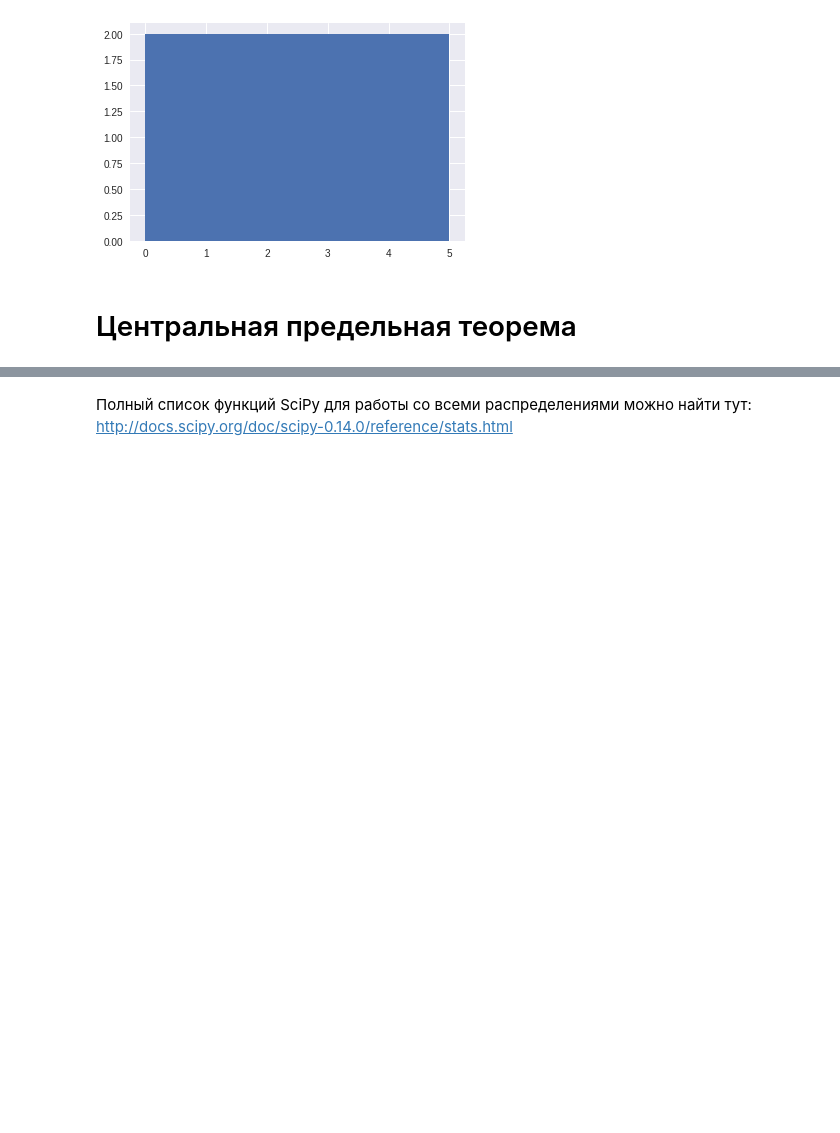
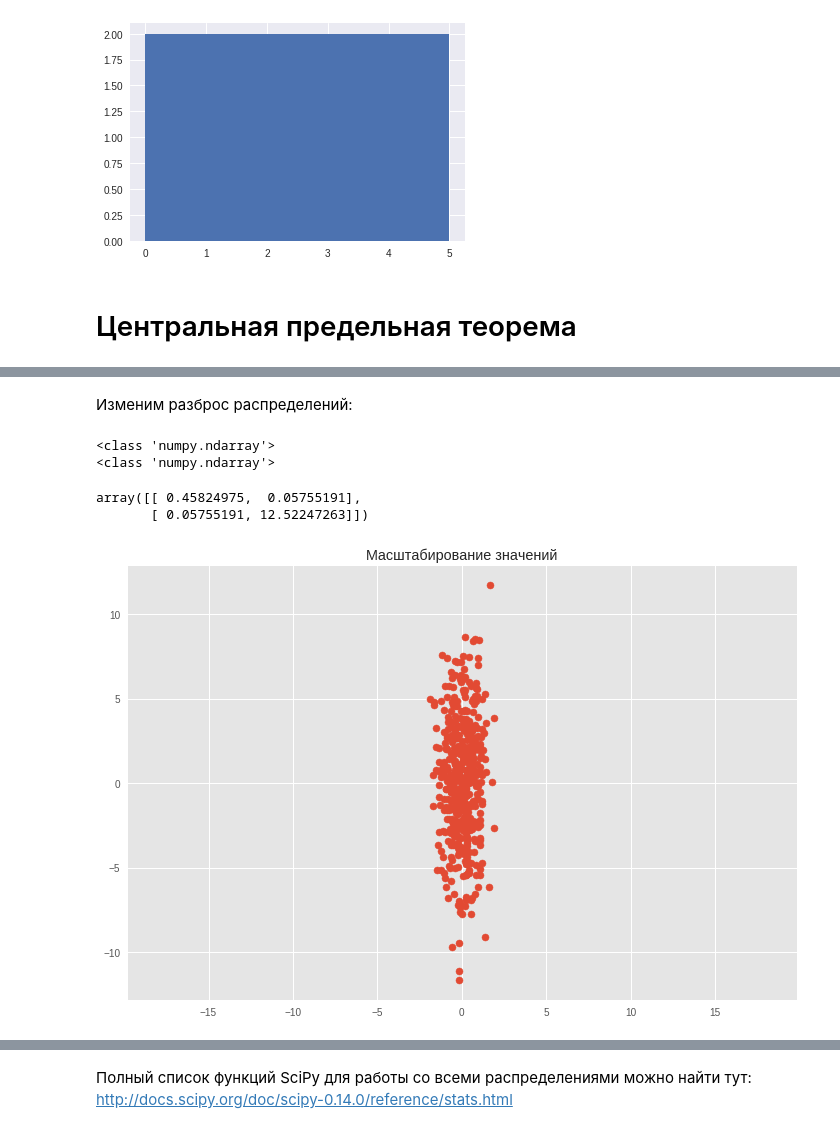
Before and after one commit to yustiks/statistics_in_python, a Jupyter notebook: stochastic_variables.ipynb, the cells around one changed output, grey strips where cells are left out. Saved outputs shown, nothing was run; the diff lists cells and outputs as text; code cells hidden in the pictures; blank space fills up the shorter version.

```diff
--- a/stochastic_variables.ipynb
+++ b/stochastic_variables.ipynb
@@ -188,0 +163,27 @@ plt.xlabel('$x$')
+# %% [markdown]
+Изменим разброс распределений:
+# %%
+# центрирование переменных x, y
+print(type(X))
+X = X - np.mean(X, 0)
+
+# Scaling matrix
+sx, sy = 0.7, 3.4
+Scale = np.array([[sx, 0], [0, sy]])
+
+# Apply scaling matrix to X
+Y = X.dot(Scale)
+print(type(Y))
+
+plt.scatter(Y[:, 0], Y[:, 1])
+plt.title('Масштабирование значений')
+plt.axis('equal')
+
+# Calculate covariance matrix
+cov_mat(Y.T)
+# %% [output]
+<class 'numpy.ndarray'>
+<class 'numpy.ndarray'>
+array([[ 0.45824975,  0.05755191],
+       [ 0.05755191, 12.52247263]])
+[figure, added]
```
Also changed, not shown: parts of 32 cells of this notebook.
